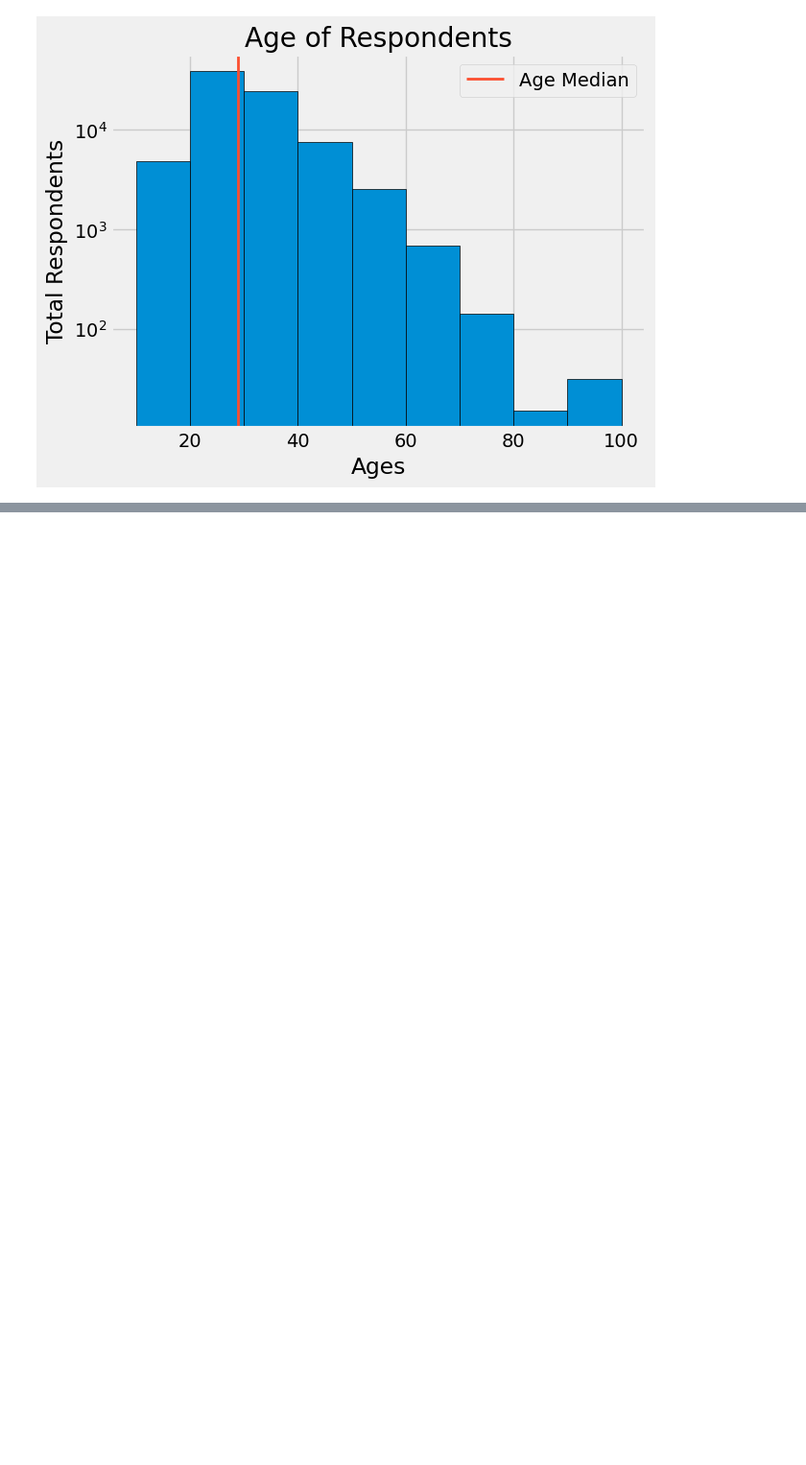
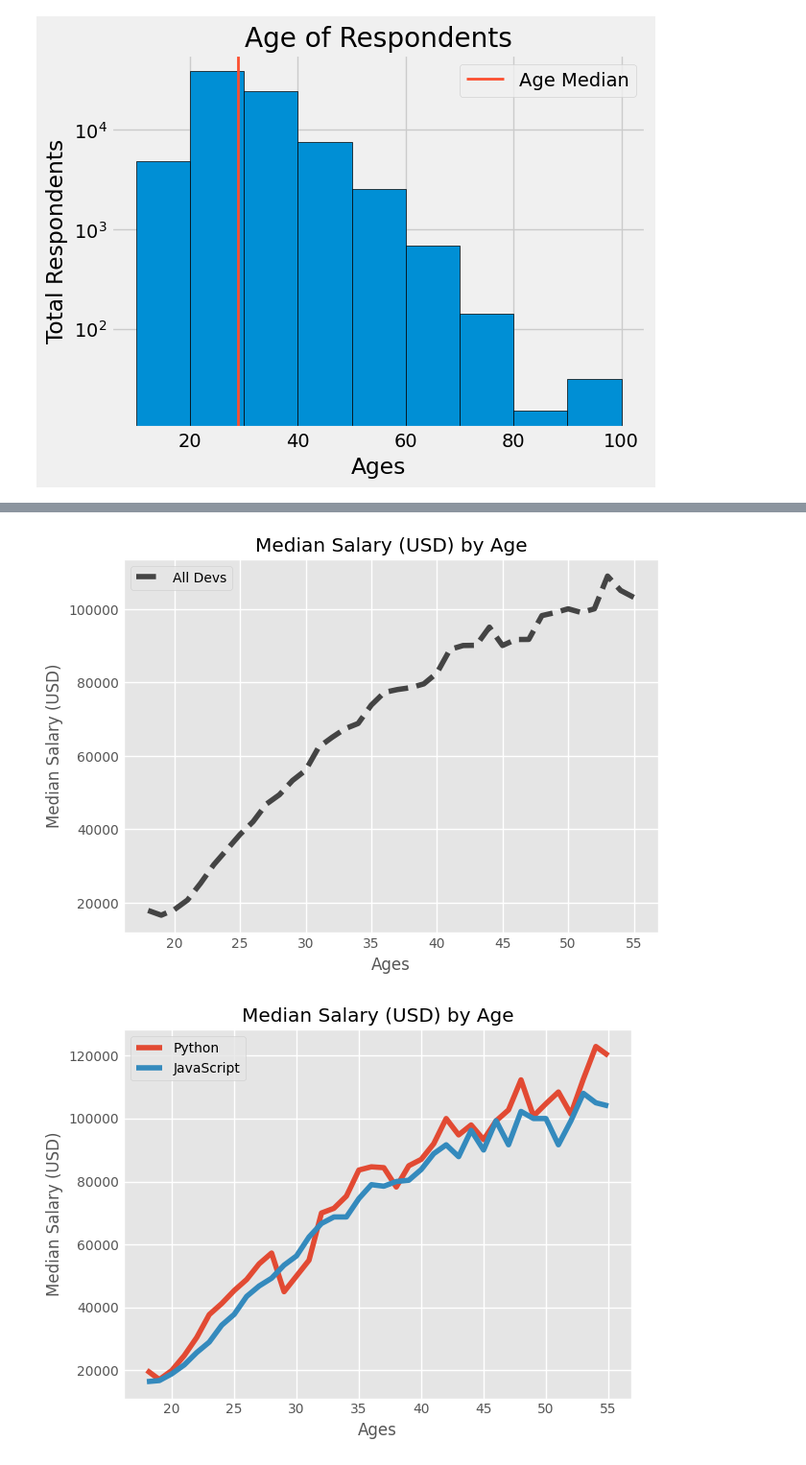
Before and after one commit to shruti-1102/zero-to-analyst, a Jupyter notebook: mpl-tut.ipynb, the cells around one changed output, grey strips where cells are left out. Shown: that part at 96% size. Drawn from its saved outputs; the diff is of its cells as text; code cells hidden in the pictures; blank space fills up the shorter version.

```diff
--- a/mpl-tut.ipynb
+++ b/mpl-tut.ipynb
@@ -215,0 +239,37 @@ AttributeError: 'Colorbar' object has no attribute 'label'
+# %%
+plt.style.use('ggplot')
+
+data = pd.read_csv('data2.csv')
+ages = data['Age']
+dev_salaries = data['All_Devs']
+py_salaries = data['Python']
+js_salaries = data['JavaScript']
+
+# fig, (ax1, ax2) = plt.subplots(nrows=2, ncols=1, sharex=True)
+fig1, ax1 = plt.subplots()
+fig2, ax2 = plt.subplots()
+
+ax2.plot(ages, py_salaries, label='Python')
+ax2.plot(ages, js_salaries, label='JavaScript')
+
+ax1.plot(ages, dev_salaries, color='#444444', linestyle='--', label='All Devs')
+
+ax1.legend()
+ax1.set_title('Median Salary (USD) by Age')
+ax1.set_xlabel('Ages')
+ax1.set_ylabel('Median Salary (USD)')
+
+ax2.legend()
+ax2.set_title('Median Salary (USD) by Age')
+ax2.set_xlabel('Ages')
+ax2.set_ylabel('Median Salary (USD)')
+
+plt.tight_layout()
+
+plt.show()
+
+# fig1.savefig('fig1.png')
+# fig2.savefig('fig2.png')
+# %% [output]
+[figure, added]
+[figure, added]
```
Also changed, not shown: parts of 3 cells of this notebook, 4 other files.
